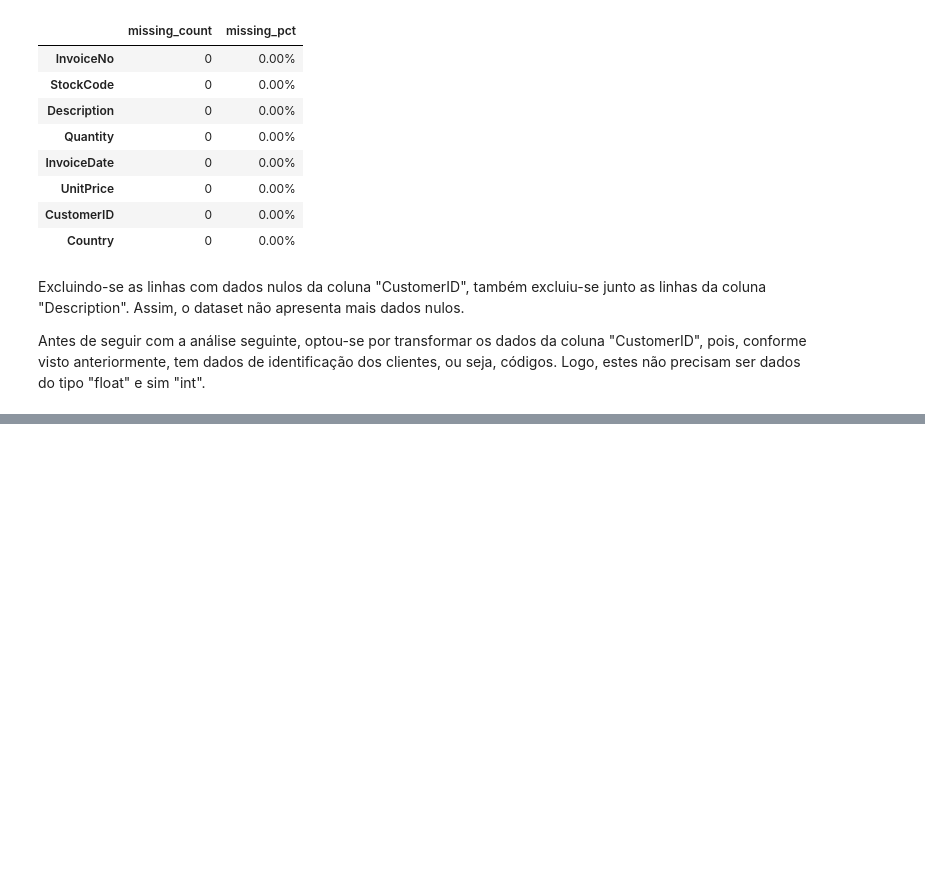
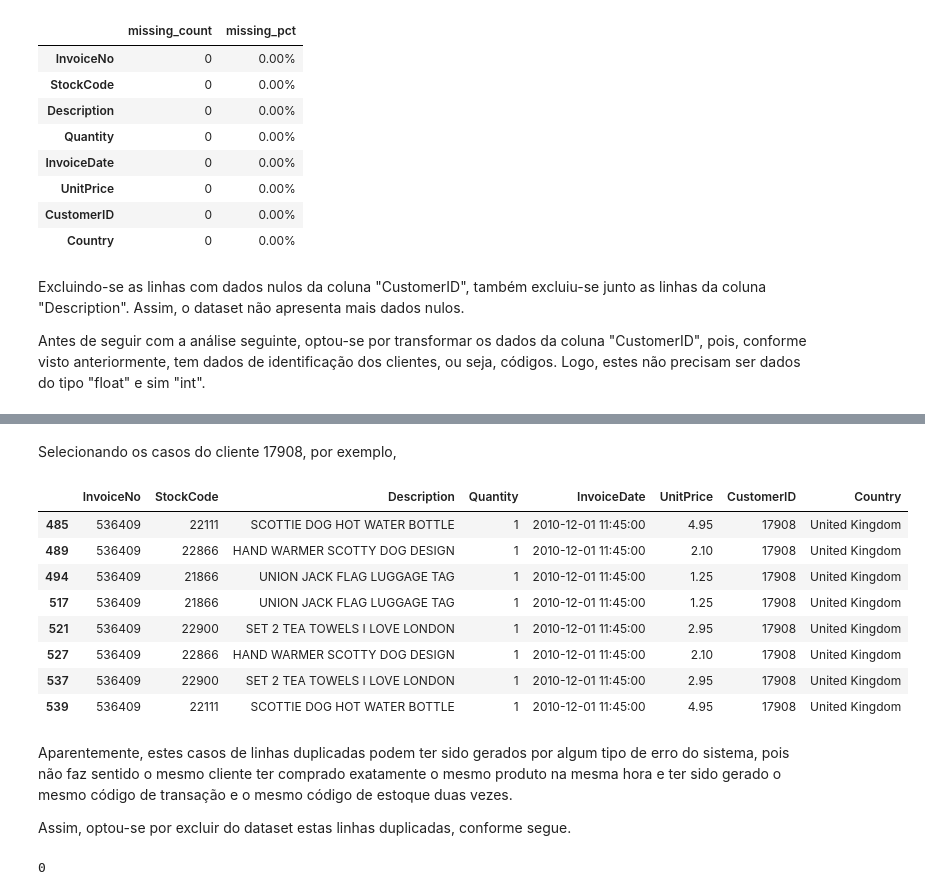
Before and after one commit to rfprates/clustering_rfm_metrics, a Jupyter notebook: clustering_rfm.ipynb, the cells around one changed output, grey strips where cells are left out. Saved outputs shown, nothing was run; the diff lists cells and outputs as text; code cells hidden in the pictures; blank space fills up the shorter version.

```diff
--- a/clustering_rfm.ipynb
+++ b/clustering_rfm.ipynb
@@ -296,0 +324,18 @@ df['CustomerID'] = df['CustomerID'].astype('int')
+# %% [markdown]
+Selecionando os casos do cliente 17908, por exemplo,
+# %%
+df_duplicated[df_duplicated['CustomerID']==17908]
+# %% [output]
+|  | InvoiceNo | StockCode | Description | Quantity | InvoiceDate | UnitPrice | CustomerID | Country |
+| 485 | 536409 | 22111 | SCOTTIE DOG HOT WATER BOTTLE | 1 | 2010-12-01 11:45:00 | 4.95 | 17908 | United Kingdom |
+| 489 | 536409 | 22866 | HAND WARMER SCOTTY DOG DESIGN | 1 | 2010-12-01 11:45:00 | 2.10 | 17908 | United Kingdom |
+| 494 | 536409 | 21866 | UNION JACK FLAG LUGGAGE TAG | 1 | 2010-12-01 11:45:00 | 1.25 | 17908 | United Kingdom |
+| 517 | 536409 | 21866 | UNION JACK FLAG LUGGAGE TAG | 1 | 2010-12-01 11:45:00 | 1.25 | 17908 | United Kingdom |
+| 521 | 536409 | 22900 | SET 2 TEA TOWELS I LOVE LONDON | 1 | 2010-12-01 11:45:00 | 2.95 | 17908 | United Kingdom |
+| 527 | 536409 | 22866 | HAND WARMER SCOTTY DOG DESIGN | 1 | 2010-12-01 11:45:00 | 2.10 | 17908 | United Kingdom |
+| 537 | 536409 | 22900 | SET 2 TEA TOWELS I LOVE LONDON | 1 | 2010-12-01 11:45:00 | 2.95 | 17908 | United Kingdom |
+| 539 | 536409 | 22111 | SCOTTIE DOG HOT WATER BOTTLE | 1 | 2010-12-01 11:45:00 | 4.95 | 17908 | United Kingdom |
+# %% [markdown]
+Aparentemente, estes casos de linhas duplicadas podem ter sido gerados por algum tipo de erro do sistema, pois não faz sentido o mesmo cliente ter comprado exatamente o mesmo produto na mesma hora e ter sido gerado o mesmo código de transação e o mesmo código de estoque duas vezes.
+
+Assim, optou-se por excluir do dataset estas linhas duplicadas, conforme segue.
@@ -296,0 +344,4 @@ df['CustomerID'] = df['CustomerID'].astype('int')
+# %%
+df.duplicated().sum()
+# %% [output]
+0
```
Also changed, not shown: parts of 6 cells of this notebook.
